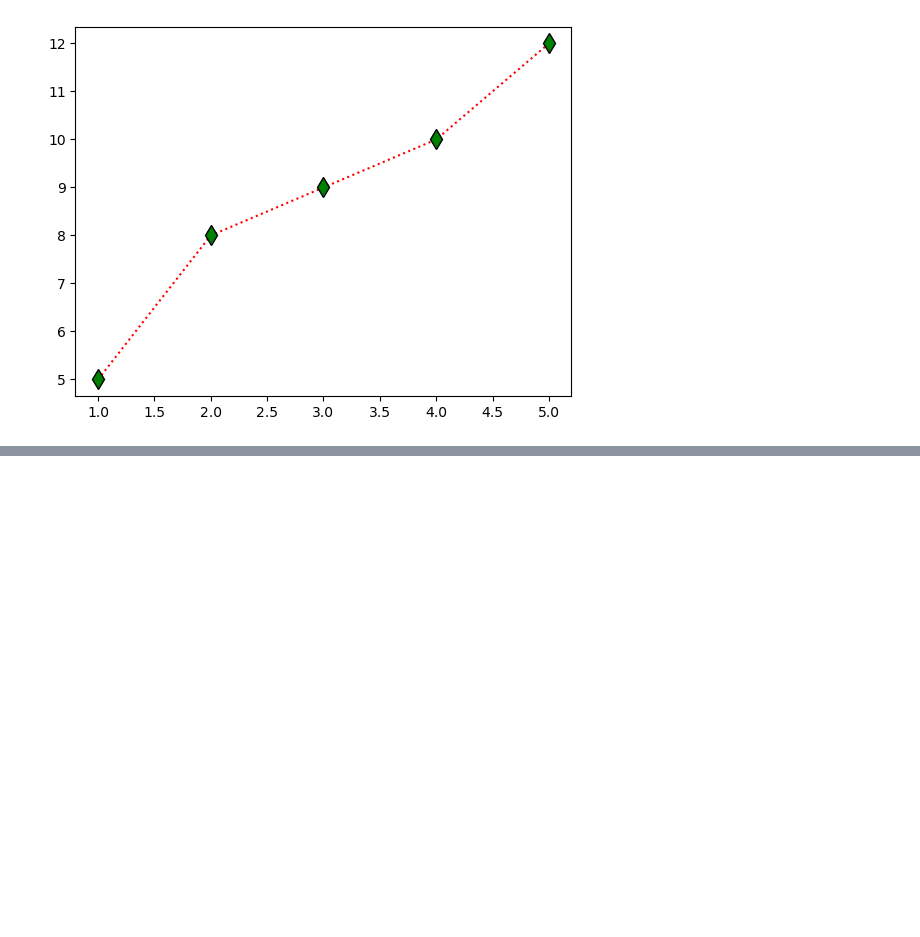
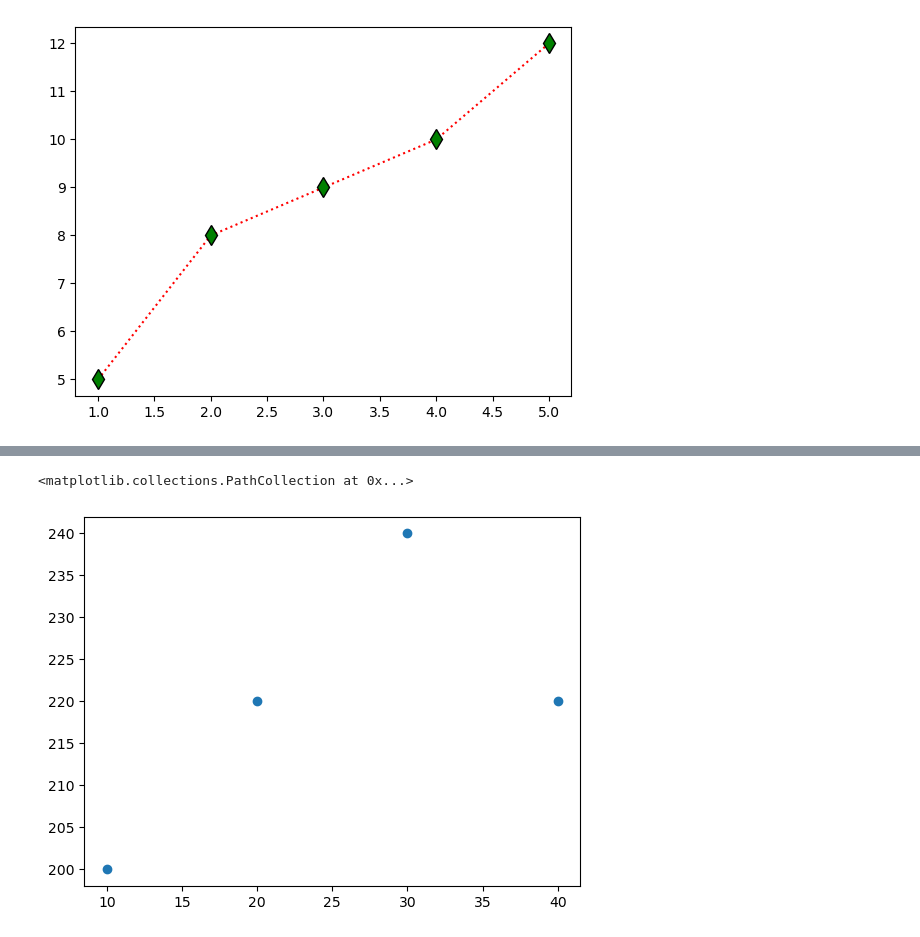
Before and after one commit to jerardh/S3, a Jupyter notebook: DS/test.ipynb, the cells around one changed output, grey strips where cells are left out. Drawn from its saved outputs; the diff is of its cells as text; code cells hidden in the pictures; blank space fills up the shorter version.

```diff
--- a/DS/test.ipynb
+++ b/DS/test.ipynb
@@ -101,0 +129,10 @@ plt.plot(x_data,y_data,marker="d",color="red",ms=10,mfc="green",mec="black",ls="
+# %%
+'''
+    Scatterplot
+'''
+age = [10,20,30,40]
+bmi = [200,220,240,220]
+plt.scatter(age,bmi)
+# %% [output]
+<matplotlib.collections.PathCollection at 0x...>
+[figure, added]
```
Also changed, not shown: parts of 3 cells of this notebook, 6 other files.
